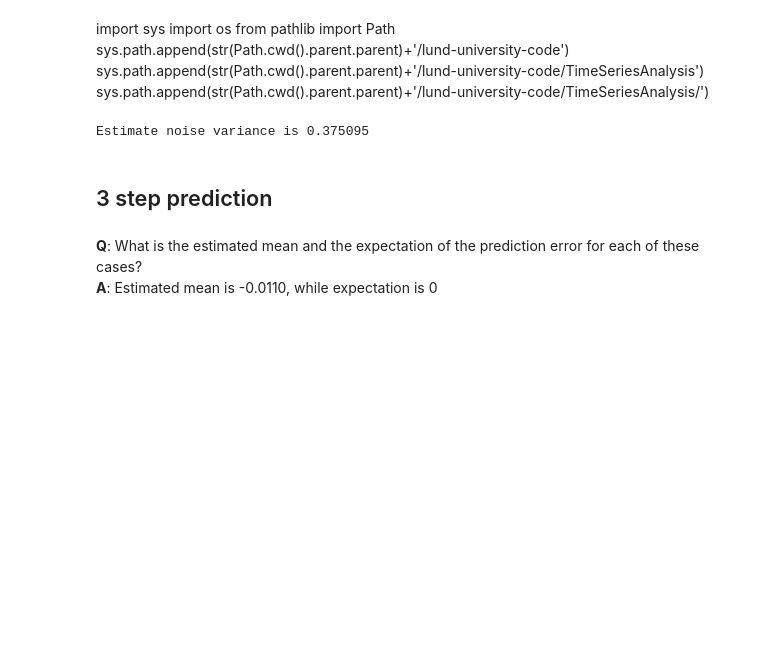
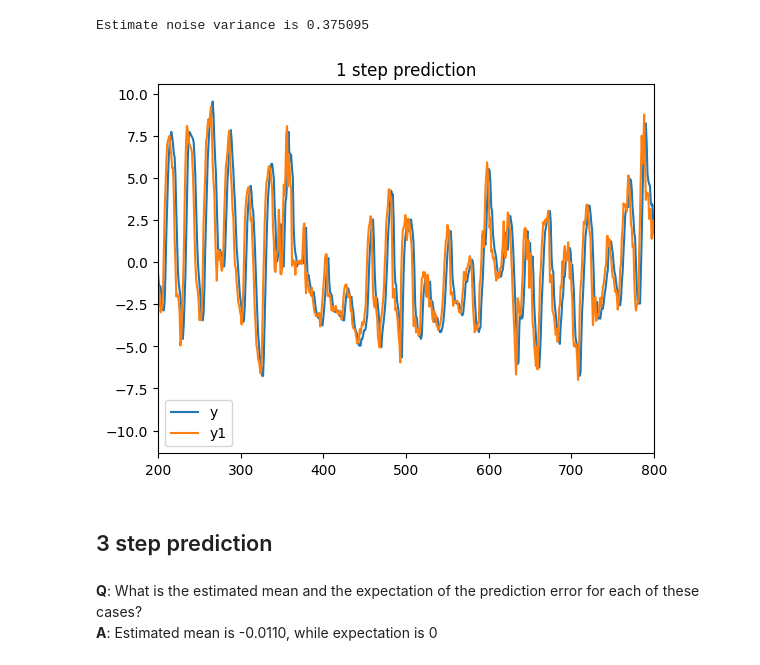
Before and after one commit to atjhin/lund-university, a Jupyter notebook: MASM17/Lab2_Svedala.ipynb, the cells around one changed output. Drawn from its saved outputs; the diff is of its cells as text; code cells hidden in the pictures; blank space fills up the shorter version.

```diff
--- a/MASM17/Lab2_Svedala.ipynb
+++ b/MASM17/Lab2_Svedala.ipynb
@@ -1,7 +0,0 @@
-# %% [markdown]
-import sys
-import os
-from pathlib import Path
-sys.path.append(str(Path.cwd().parent.parent)+'/lund-university-code')
-sys.path.append(str(Path.cwd().parent.parent)+'/lund-university-code/TimeSeriesAnalysis')
-sys.path.append(str(Path.cwd().parent.parent)+'/lund-university-code/TimeSeriesAnalysis/')
@@ -70,6 +70,15 @@ noise_var = np.var(pred_error)
 print(f'Estimate noise variance is {round(noise_var,6)}')
 # %% [output]
 Estimate noise variance is 0.375095
+# %%
+plt.plot(svedala, label='y')
+plt.plot(yhat_k, label='y1')
+plt.xlim(200,800)
+plt.legend()
+plt.title('1 step prediction')
+plt.show()
+# %% [output]
+[figure, added]
 # %% [markdown]
 ## 3 step prediction
 # %% [markdown]
```
Also changed, not shown: parts of 3 cells of this notebook, 1 other file.
